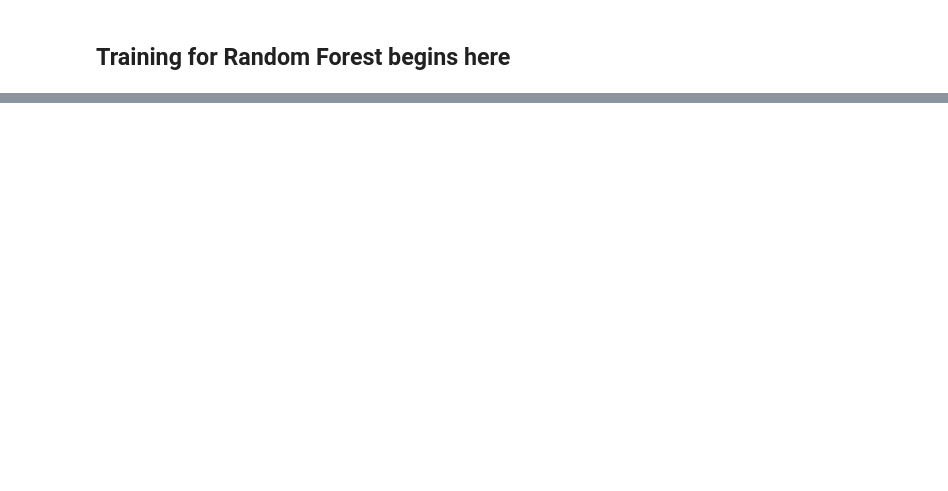
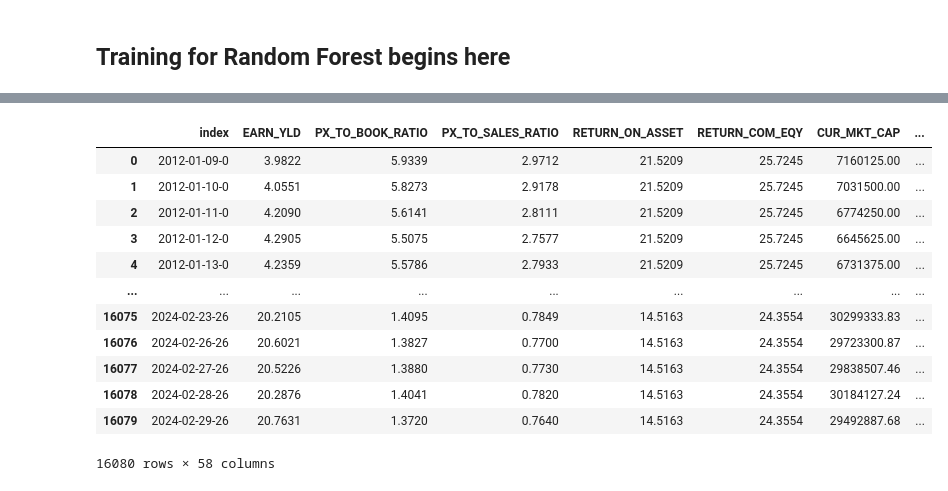
Before and after one commit to osamkabinladna/tradingstrats, a Jupyter notebook: random_forest/train_rf.ipynb, the cells around one changed output, grey strips where cells are left out. Cells and saved outputs as stored; diff of their text form; code cells hidden in the pictures; blank space fills up the shorter version.

```diff
--- a/random_forest/train_rf.ipynb
+++ b/random_forest/train_rf.ipynb
@@ -195,0 +103,67 @@ valid_data
+# %%
+train_data = pd.read_csv(f'covset3_full/train_quintiles.csv')
+valid_data = pd.read_csv(f'covset3_full/valid_quintiles.csv')
+
+label = 'DELTA_20_QUINTILES'
+learner1 = (ydf.RandomForestLearner(task=ydf.Task.CLASSIFICATION,
+                                   label=label,
+                                   categorical_algorithm='CART',
+                                   max_depth=25,
+                                   # growing_strategy='BEST_FIRST_GLOBAL',
+                                   num_trees=300).train(train_data))
+
+valid_preds = learner1.predict(valid_data)
+preds = pd.DataFrame(valid_preds, columns=learner1.label_classes())
+preds['Probs'] = preds.max(axis=1)
+preds['Predicted'] = preds.idxmax(axis=1)
+
+# Ensure consistency in lengths and alignment
+true_classes = valid_data["DELTA_20_QUINTILES"].reset_index(drop=True)
+predicted_classes = preds['Predicted'].astype(int).reset_index(drop=True)
+
+# Check if lengths match
+assert len(true_classes) == len(predicted_classes), "Lengths of true and predicted classes do not match."
+
+# Create the filter mask for classes 1 and 5
+filter_mask = (true_classes.isin([1, 5])) | (predicted_classes.isin([1, 5]))
+
+# Apply the filter
+filtered_tclass = true_classes[filter_mask]
+filtered_pclass = predicted_classes[filter_mask]
+
+# Calculate accuracies
+total_accuracy = accuracy_score(true_classes, predicted_classes)
+onefive_accuracy = accuracy_score(filtered_tclass, filtered_pclass)
+
+print("Accuracy: ", total_accuracy)
+print("1/5 accuracy: ", onefive_accuracy)
+
+# Define the penalty matrix
+weight = 0.5
+penalty_matrix = np.array([
+    [0, weight, 1, 1, 1],  # True class is 1
+    [weight, 0, 1, 1, 1],  # True class is 2
+    [1, 1, 0, 1, 1],  # True class is 3
+    [1, 1, 1, 0, weight],  # True class is 4
+    [1, 1, 1, weight, 0],  # True class is 5
+])
+
+# Convert the true and predicted classes to numpy arrays for easier indexing
+true_classes = valid_data["DELTA_20_QUINTILES"].to_numpy()
+predicted_classes = preds['Predicted'].astype(int).to_numpy()
+
+# Initialize a list to store penalties for each prediction
+penalties = []
+
+# Loop through each prediction and calculate the penalty
+for true_class, pred_class in zip(true_classes, predicted_classes):
+    penalty = penalty_matrix[true_class - 1, pred_class - 1]
+    penalties.append(penalty)
+
+# Calculate total weighted accuracy
+weighted_accuracy = 1 - np.mean(penalties)
+
+# Print the weighted accuracy
+print("Coping Accuracy: ", weighted_accuracy)
+valid_data
+# %% [output]
@@ -195,0 +175,13 @@ valid_data
+|  | index | EARN_YLD | PX_TO_BOOK_RATIO | PX_TO_SALES_RATIO | RETURN_ON_ASSET | RETURN_COM_EQY | CUR_MKT_CAP | ... |
+| 0 | 2012-01-09-0 | 3.9822 | 5.9339 | 2.9712 | 21.5209 | 25.7245 | 7160125.00 | ... |
+| 1 | 2012-01-10-0 | 4.0551 | 5.8273 | 2.9178 | 21.5209 | 25.7245 | 7031500.00 | ... |
+| 2 | 2012-01-11-0 | 4.2090 | 5.6141 | 2.8111 | 21.5209 | 25.7245 | 6774250.00 | ... |
+| 3 | 2012-01-12-0 | 4.2905 | 5.5075 | 2.7577 | 21.5209 | 25.7245 | 6645625.00 | ... |
+| 4 | 2012-01-13-0 | 4.2359 | 5.5786 | 2.7933 | 21.5209 | 25.7245 | 6731375.00 | ... |
+| ... | ... | ... | ... | ... | ... | ... | ... | ... |
+| 16075 | 2024-02-23-26 | 20.2105 | 1.4095 | 0.7849 | 14.5163 | 24.3554 | 30299333.83 | ... |
+| 16076 | 2024-02-26-26 | 20.6021 | 1.3827 | 0.7700 | 14.5163 | 24.3554 | 29723300.87 | ... |
+| 16077 | 2024-02-27-26 | 20.5226 | 1.3880 | 0.7730 | 14.5163 | 24.3554 | 29838507.46 | ... |
+| 16078 | 2024-02-28-26 | 20.2876 | 1.4041 | 0.7820 | 14.5163 | 24.3554 | 30184127.24 | ... |
+| 16079 | 2024-02-29-26 | 20.7631 | 1.3720 | 0.7640 | 14.5163 | 24.3554 | 29492887.68 | ... |
+16080 rows × 58 columns
```
Also changed, not shown: parts of 31 cells of this notebook, 2 other files.
